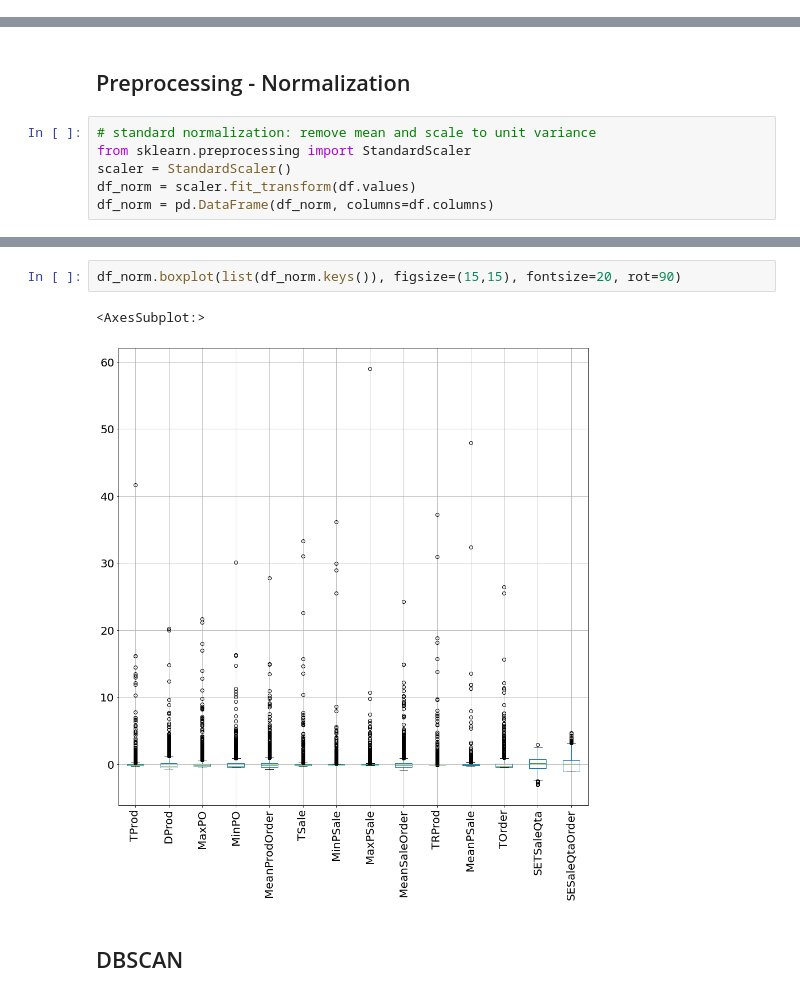
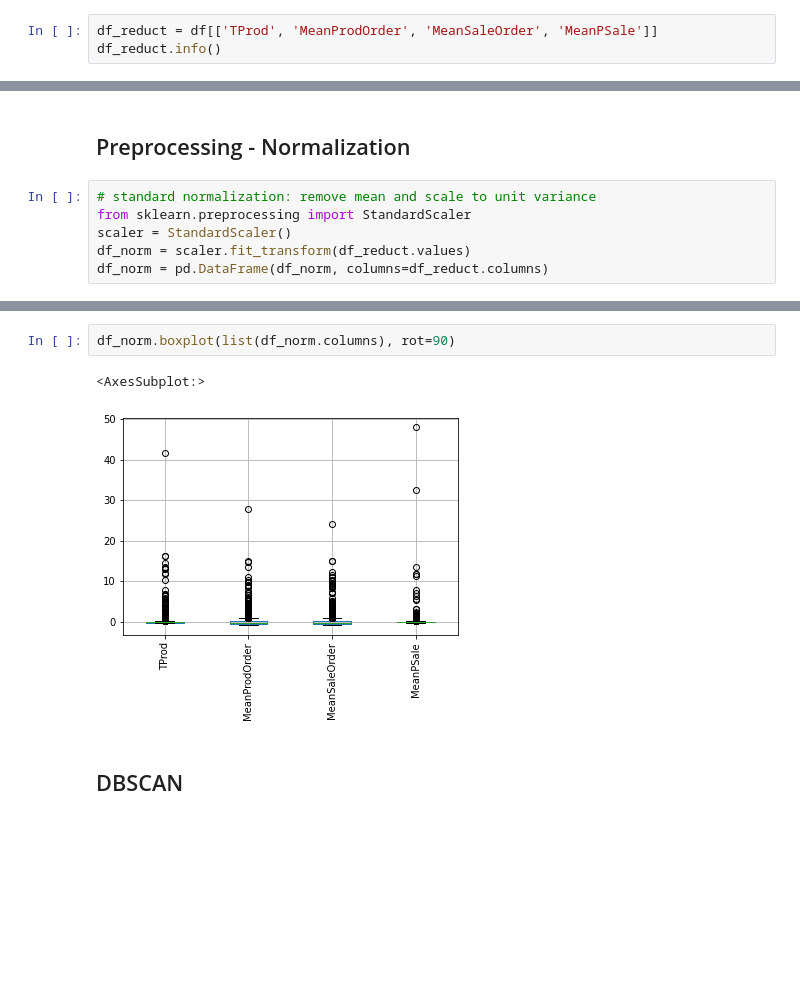
Before and after one commit to AlexPasqua/DM-project, a Jupyter notebook: DBSCAN.ipynb, the cells around one changed output, grey strips where cells are left out. Saved outputs shown, nothing was run; the diff lists cells and outputs as text; blank space fills up the shorter version.

```diff
--- a/DBSCAN.ipynb
+++ b/DBSCAN.ipynb
@@ -18,0 +16,3 @@ df.head()
+# %%
+df_reduct = df[['TProd', 'MeanProdOrder', 'MeanSaleOrder', 'MeanPSale']]
+df_reduct.info()
@@ -39,8 +51,8 @@ df.boxplot(list(df.columns), figsize=(15,15), fontsize=20, rot=90)
 # standard normalization: remove mean and scale to unit variance
 from sklearn.preprocessing import StandardScaler
 scaler = StandardScaler()
-df_norm = scaler.fit_transform(df.values)
-df_norm = pd.DataFrame(df_norm, columns=df.columns)
+df_norm = scaler.fit_transform(df_reduct.values)
+df_norm = pd.DataFrame(df_norm, columns=df_reduct.columns)
 # %%
 df_norm.describe()
 # %% [output]
@@ -56,7 +68,7 @@ df_norm.describe()
 # %%
-df_norm.boxplot(list(df_norm.keys()), figsize=(15,15), fontsize=20, rot=90)
+df_norm.boxplot(list(df_norm.columns), rot=90)
 # %% [output]
 <AxesSubplot:>
-[figure, old version]
+[figure, new version]
 # %% [markdown]
 ## DBSCAN
```
Also changed, not shown: parts of 21 cells of this notebook.
